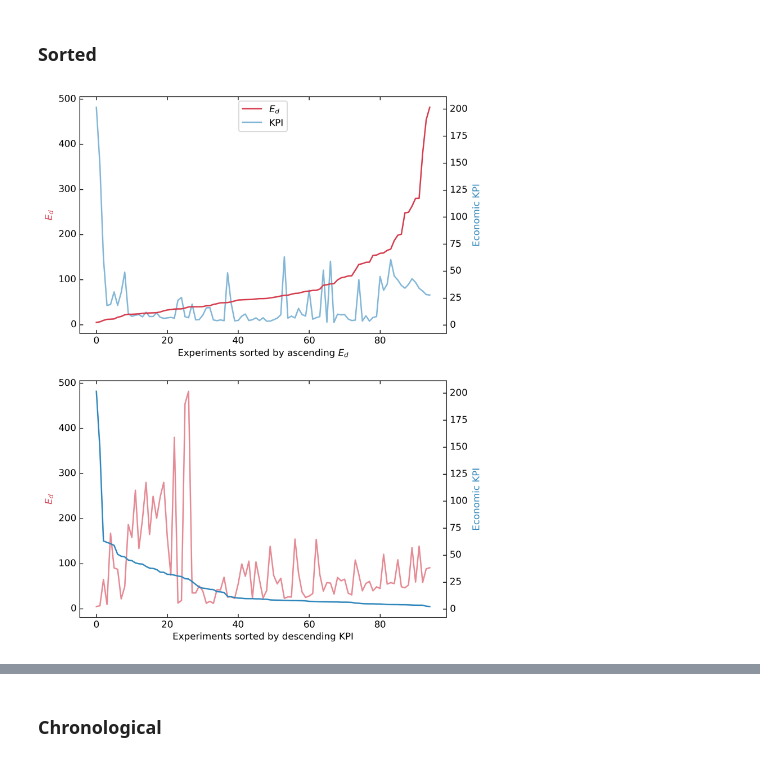
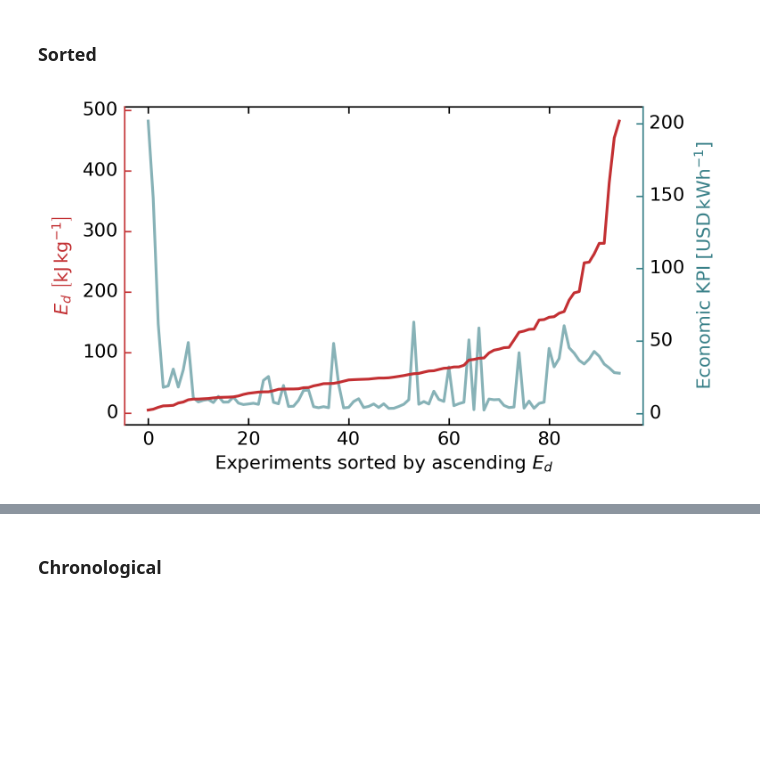
Before and after one commit to giuliobarl/cementbopt, a Jupyter notebook: plots.ipynb, the cells around one changed output, grey strips where cells are left out. Saved outputs shown, nothing was run; the diff lists cells and outputs as text; code cells hidden in the pictures; blank space fills up the shorter version.

Commit message:
✏️ new plots for publication

```diff
--- a/plots.ipynb
+++ b/plots.ipynb
@@ -26,7 +28,7 @@ Path.mkdir(log_dir, exist_ok=True)
 # %% [markdown]
 ## Data reading
 # %%
-data_file = "Dataset_SL.xlsx"
+data_file = "dataset_bo.xlsx"
 # %% [markdown]
 ### Define experimental data
 # %%
@@ -91,78 +91,47 @@ df_clean = experiment_data[experiment_data["Notes"] != "Penalizzato"]
 ### Sorted
 # %%
 # Create figure
-figure = plt.figure(figsize=(7, 10), dpi=300)
+fig = plt.figure(figsize=(5, 5 / golden), dpi=300)
 
 # Sort by E_d
 df_sorted_Ed = df_clean.sort_values("E_d").reset_index(drop=True)
 
 # Host axis (left y-axis for E_d)
-host = host_subplot(211, axes_class=AA.Axes)
+host = host_subplot(111, axes_class=AA.Axes)
 
 # Create two parasite axis for the right side
 par1 = host.twinx()
 
 # Offset the third y-axis (so they don’t overlap)
 par1.axis["right"].toggle(all=True)  # turn on ticks and label for KPI axis
 
 # Plot data
 (p1,) = host.plot(
-    df_sorted_Ed.index, df_sorted_Ed["E_d"], color="#d53e4f", label=r"$E_d$", zorder=3
+    df_sorted_Ed.index, df_sorted_Ed["E_d"], color="#c33033", label=r"$E_d$", zorder=3
 )
 (p2,) = par1.plot(
-    df_sorted_Ed.index, df_sorted_Ed["KPI"], color="#3288bd", label="KPI", alpha=0.6
+    df_sorted_Ed.index, df_sorted_Ed["KPI"], color="#388088", label="KPI", alpha=0.6
 )
 
 # Axis labels
 host.set_xlabel(r"Experiments sorted by ascending $E_d$")
-host.set_ylabel(r"$E_d$")
-par1.set_ylabel("Economic KPI")
+host.set_ylabel(r"$E_d \,\, \rm{\left[ kJ \, kg^{-1} \right]}$")
+par1.set_ylabel(r"Economic KPI $\rm{\left[ USD \, kWh^{-1} \right]}$")
 
 # Colors match the plots
 host.axis["left"].label.set_color(p1.get_color())
+host.axis["left"].line.set_color(p1.get_color())
+host.axis["left"].major_ticks.set_color(p1.get_color())
 par1.axis["right"].label.set_color(p2.get_color())
+par1.axis["right"].line.set_color(p2.get_color())
+par1.axis["right"].major_ticks.set_color(p2.get_color())
 
-# Legend
-lines = [p1, p2]
-host.legend(lines, [line.get_label() for line in lines], loc="upper center")
+# # Legend
+# lines = [p1, p2]
+# host.legend(lines, [line.get_label() for line in lines], loc="upper center")
 
-
-# Sord by KPI
-df_sorted_KPI = df_clean.sort_values("KPI", ascending=False).reset_index(drop=True)
-
-# Host axis (left y-axis for E_d)
-host2 = host_subplot(212, axes_class=AA.Axes)
-
-# Create two parasite axes for the right side
-par1 = host2.twinx()
-
-# Offset the third y-axis (so they don’t overlap)
-par1.axis["right"].toggle(all=True)  # turn on ticks and label for KPI axis
-
-# Plot data
-(p1,) = host2.plot(
-    df_sorted_KPI.index,
-    df_sorted_KPI["E_d"],
-    color="#d53e4f",
-    label=r"$E_d$",
-    alpha=0.6,
-)
-(p2,) = par1.plot(
-    df_sorted_KPI.index, df_sorted_KPI["KPI"], color="#3288bd", label="KPI", zorder=3
-)
-
-# Axis labels
-host2.set_xlabel(r"Experiments sorted by descending KPI")
-host2.set_ylabel(r"$E_d$")
-par1.set_ylabel("Economic KPI")
-
-# Colors match the plots
-host2.axis["left"].label.set_color(p1.get_color())
-par1.axis["right"].label.set_color(p2.get_color())
-
-
-plt.savefig("plots/sorted.pdf", dpi=300, bbox_inches="tight")
-plt.savefig("plots/sorted.svg", dpi=300, bbox_inches="tight")
-plt.show()
+fig.savefig("plots/sorted_ed.pdf", bbox_inches="tight", pad_inches=0.05)
+fig.savefig("plots/sorted_ed.svg", bbox_inches="tight", pad_inches=0.05)
+fig.show()
 # %% [output]
-[figure, old version]
+[figure, new version]
```
Also changed, not shown: parts of 27 cells of this notebook, 20 other files.
